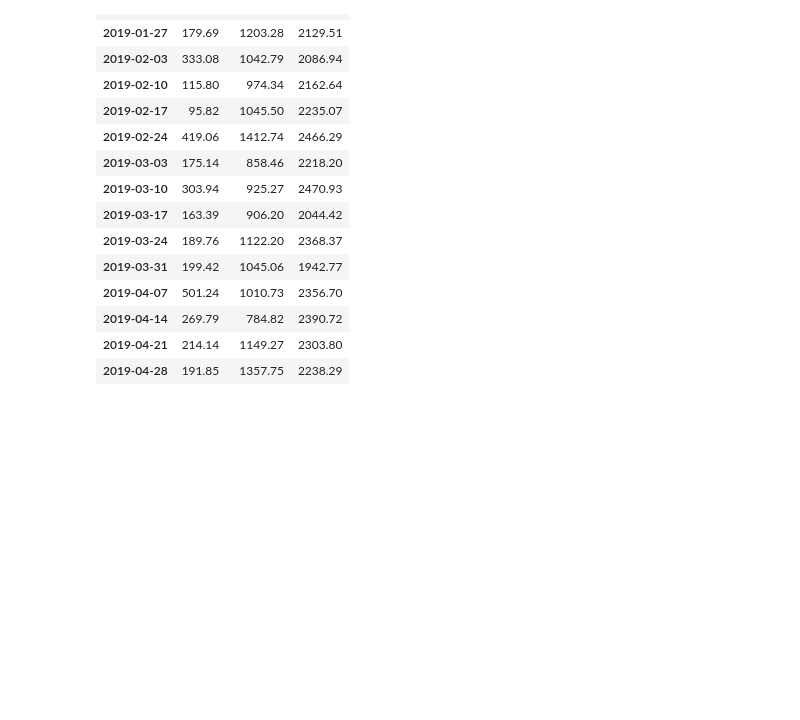
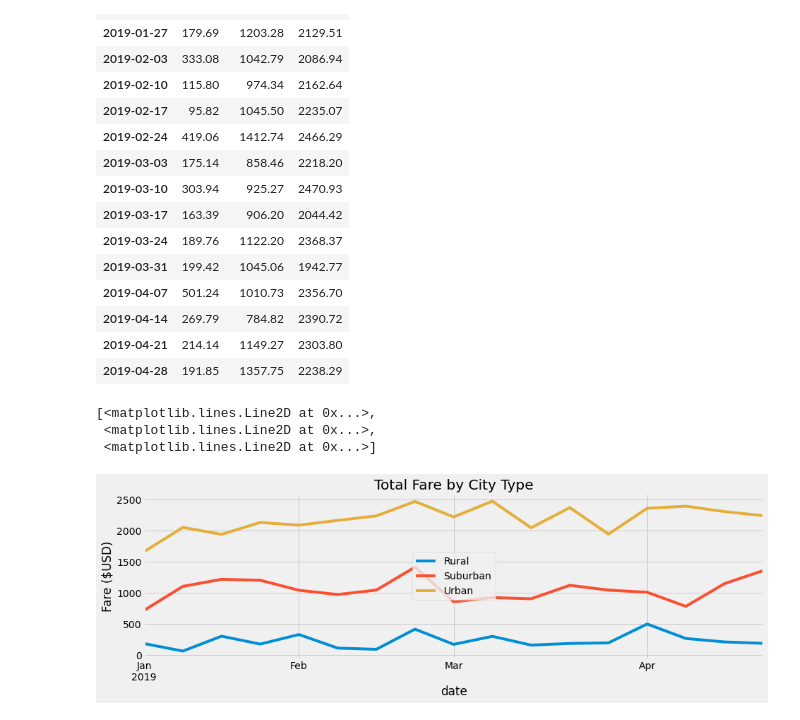
Before and after one commit to josephrodini/PyBer_Analysis, a Jupyter notebook: PyBer_Challenge.ipynb, the cells around one changed output. Cells and saved outputs as stored; diff of their text form; code cells hidden in the pictures; blank space fills up the shorter version.

```diff
--- a/PyBer_Challenge.ipynb
+++ b/PyBer_Challenge.ipynb
@@ -280,7 +281,17 @@ weekly_fares_df
 # %%
 # 8. Using the object-oriented interface method, plot the resample DataFrame using the df.plot() function.
 
 # Import the style from Matplotlib.
 from matplotlib import style
 # Use the graph style fivethirtyeight.
 style.use('fivethirtyeight')
+ax = weekly_fares_df.plot(figsize=(14, 4))
+ax.set_title("Total Fare by City Type")
+ax.set_ylabel("Fare ($USD)")
+ax.legend(loc = "center")
+ax.plot(weekly_fares_df)
+# %% [output]
+[<matplotlib.lines.Line2D at 0x...>,
+ <matplotlib.lines.Line2D at 0x...>,
+ <matplotlib.lines.Line2D at 0x...>]
+[figure, added]
```
Also changed, not shown: parts of 1 cell of this notebook.
